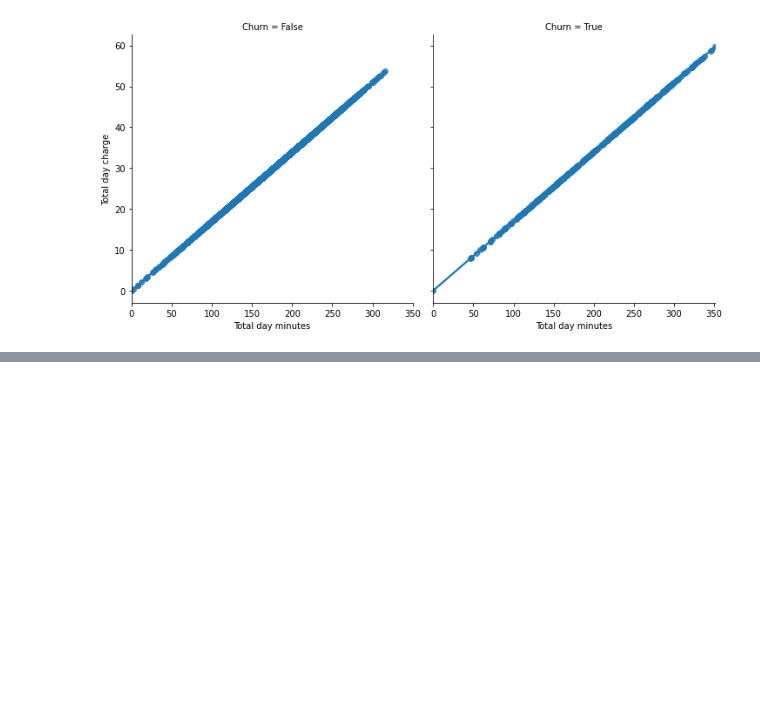
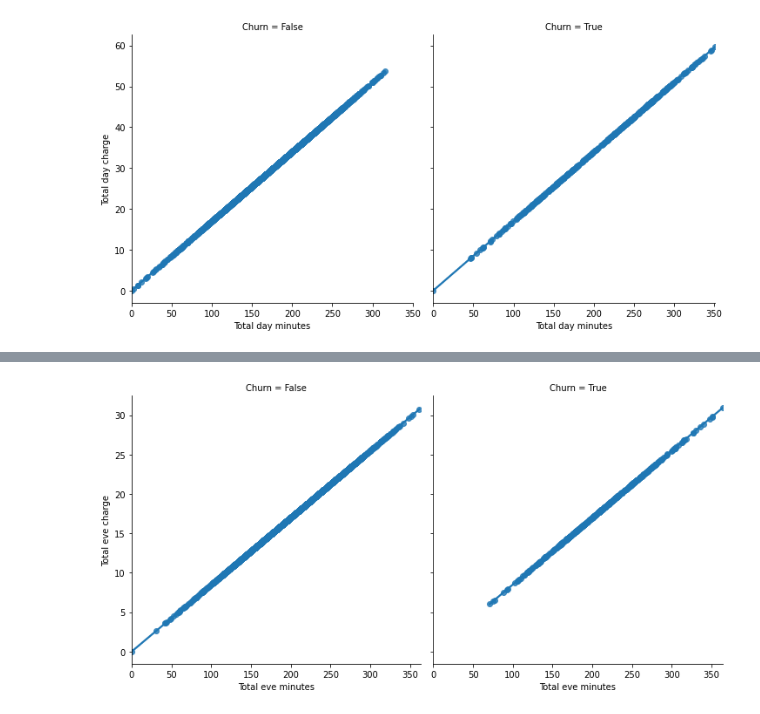
Before and after one commit to nitesh-singh-datascience/team-power-telecom-churn-analysis, a Jupyter notebook: Nilanjan_Chandra_Telecom_Churn_Analysis_Capstone_Project.ipynb, the cells around one changed output, grey strips where cells are left out. Drawn from its saved outputs; the diff is of its cells as text; code cells hidden in the pictures; blank space fills up the shorter version.

```diff
--- a/Nilanjan_Chandra_Telecom_Churn_Analysis_Capstone_Project.ipynb
+++ b/Nilanjan_Chandra_Telecom_Churn_Analysis_Capstone_Project.ipynb
@@ -714,0 +717,5 @@ sns.lmplot(x='Total day minutes', y = 'Total day charge', col='Churn',
+# %%
+sns.lmplot(x='Total eve minutes', y = 'Total eve charge', col='Churn',
+           data=df);
+# %% [output]
+[figure, added]
```
Also changed, not shown: parts of 2 cells of this notebook.
